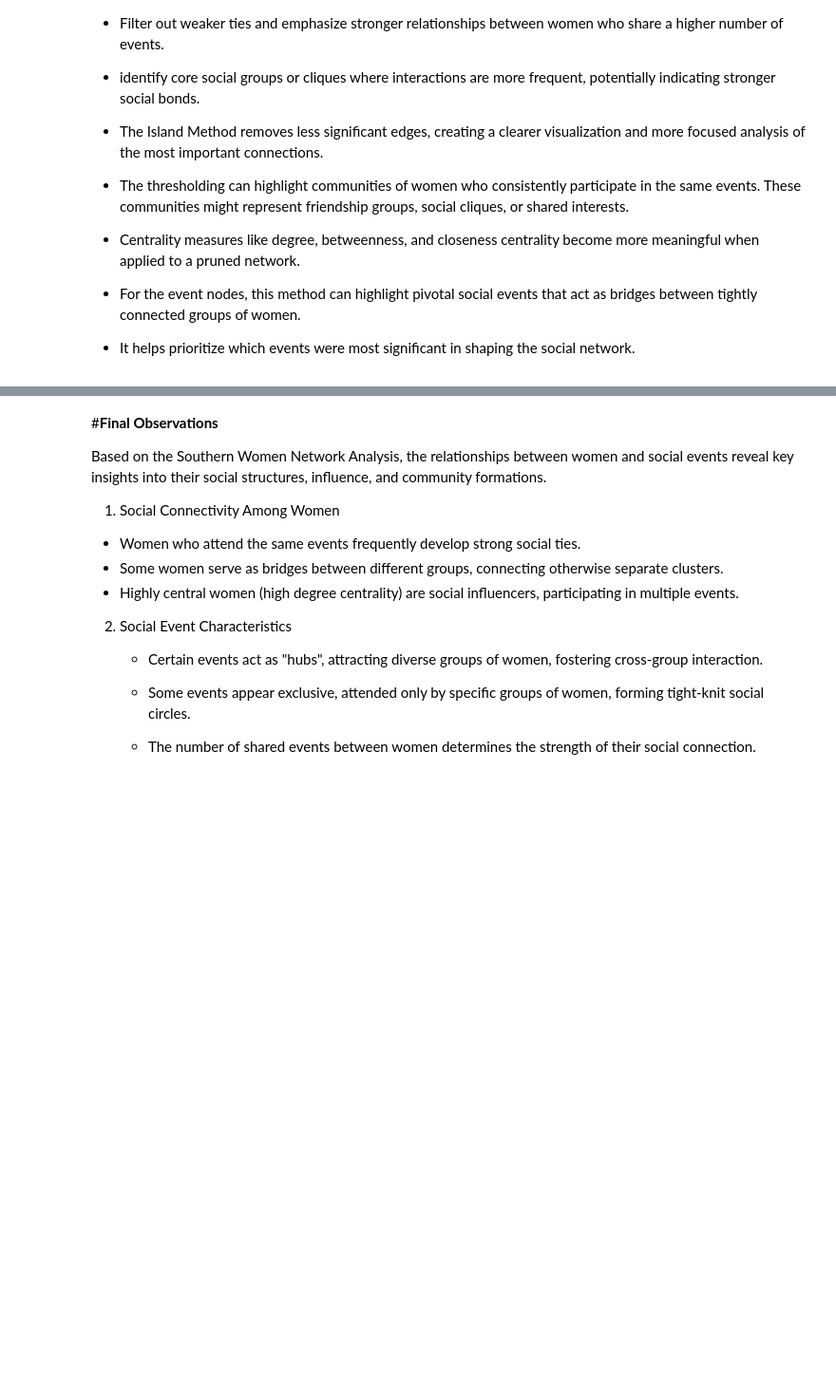
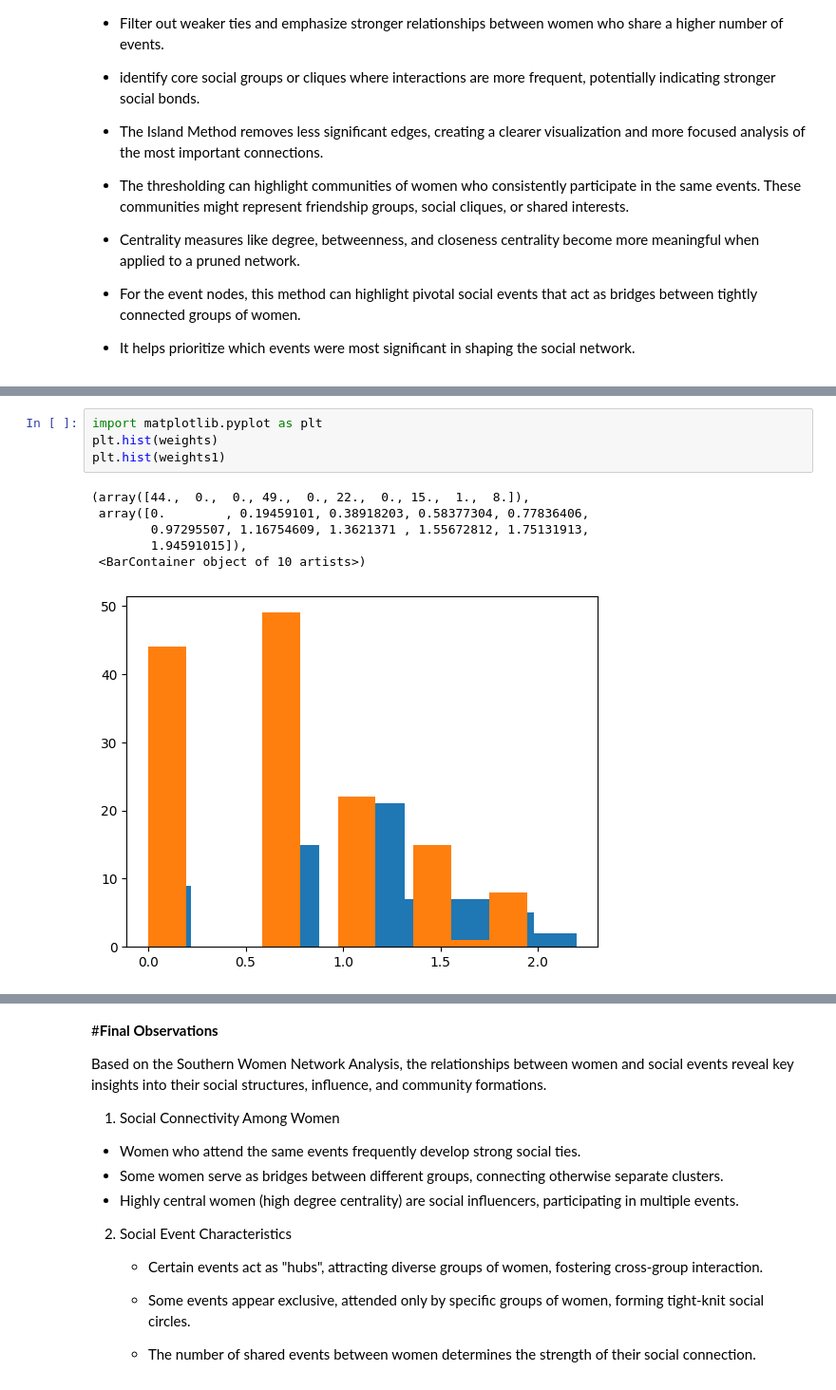
Before and after one commit to umais/DATA620, a Jupyter notebook: Week6/week6_assignment.ipynb, the cells around one changed output, grey strips where cells are left out. Shown at 95% size. Drawn from its saved outputs; the diff is of its cells as text; blank space fills up the shorter version.

```diff
--- a/Week6/week6_assignment.ipynb
+++ b/Week6/week6_assignment.ipynb
@@ -220,0 +277,11 @@ plt.gca().spines[['top', 'right',]].set_visible(False)
+# %%
+import matplotlib.pyplot as plt
+plt.hist(weights)
+plt.hist(weights1)
+# %% [output]
+(array([44.,  0.,  0., 49.,  0., 22.,  0., 15.,  1.,  8.]),
+ array([0.        , 0.19459101, 0.38918203, 0.58377304, 0.77836406,
+        0.97295507, 1.16754609, 1.3621371 , 1.55672812, 1.75131913,
+        1.94591015]),
+ <BarContainer object of 10 artists>)
+[figure, added]
```
Also changed, not shown: parts of 14 cells of this notebook.
